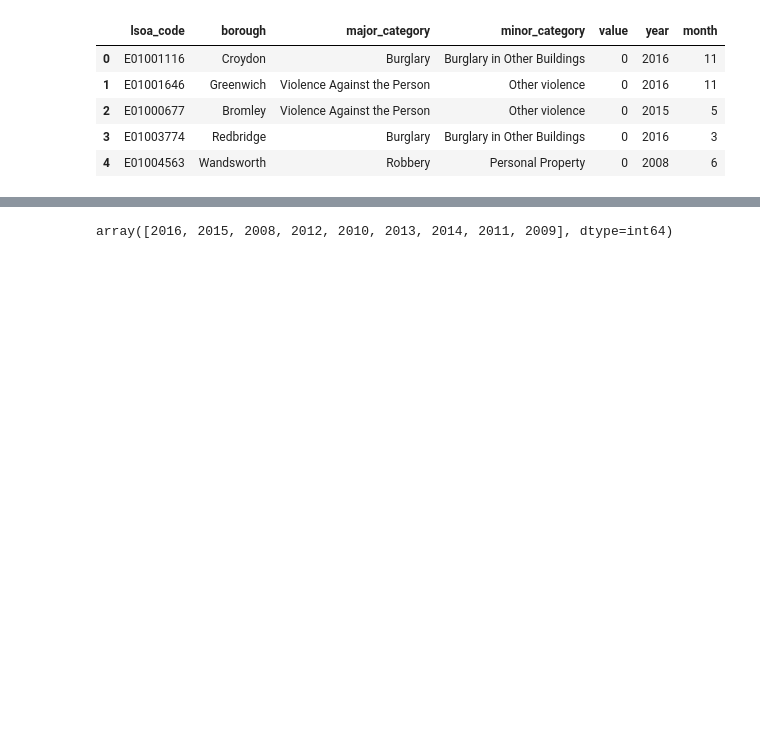
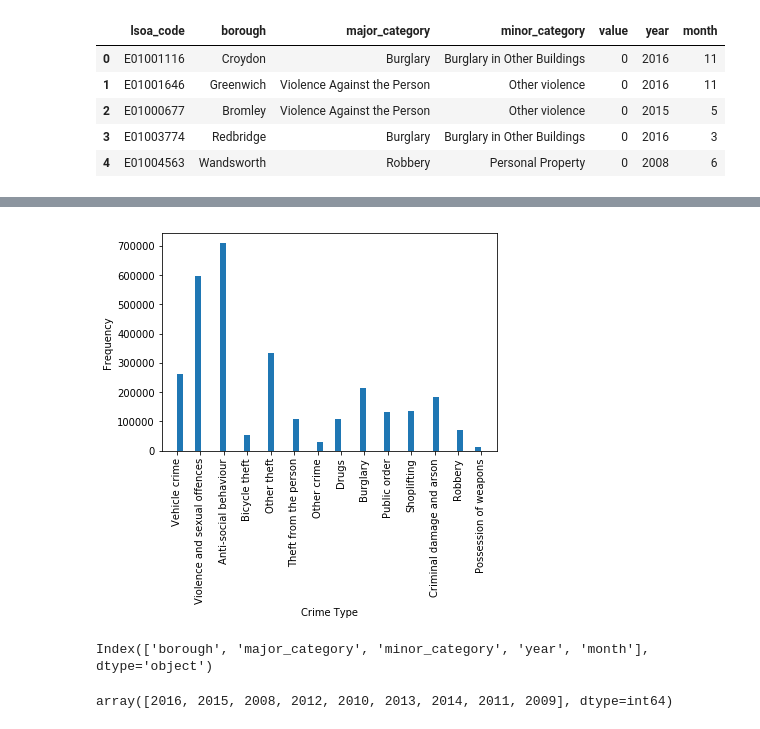
Before and after one commit to ToluAkin/improved-octo-dollop, a Jupyter notebook: capstone.ipynb, the cells around one changed output, grey strips where cells are left out. Saved outputs shown, nothing was run; the diff lists cells and outputs as text; code cells hidden in the pictures; blank space fills up the shorter version.

```diff
--- a/capstone.ipynb
+++ b/capstone.ipynb
@@ -58,0 +86,9 @@ KeyError: "['Crime ID' 'Longitude' 'Latitude' 'LSOA code' 'LSOA name' 'Context']
+# %%
+x = street['Crime type'].tolist()
+plt.hist(x, bins=50)
+plt.ylabel("Frequency")
+plt.xlabel("Crime Type")
+plt.xticks(rotation='vertical')
+plt.show()
+# %% [output]
+[figure, added]
@@ -59,5 +109,8 @@ KeyError: "['Crime ID' 'Longitude' 'Latitude' 'LSOA code' 'LSOA name' 'Context']
 # %%
 crime.drop(['lsoa_code', 'value'], axis=1, inplace=True)
+crime.columns
+# %% [output]
+Index(['borough', 'major_category', 'minor_category', 'year', 'month'], dtype='object')
 # %%
 crime['year'].unique()
 # %% [output]
```
Also changed, not shown: parts of 15 cells of this notebook.
